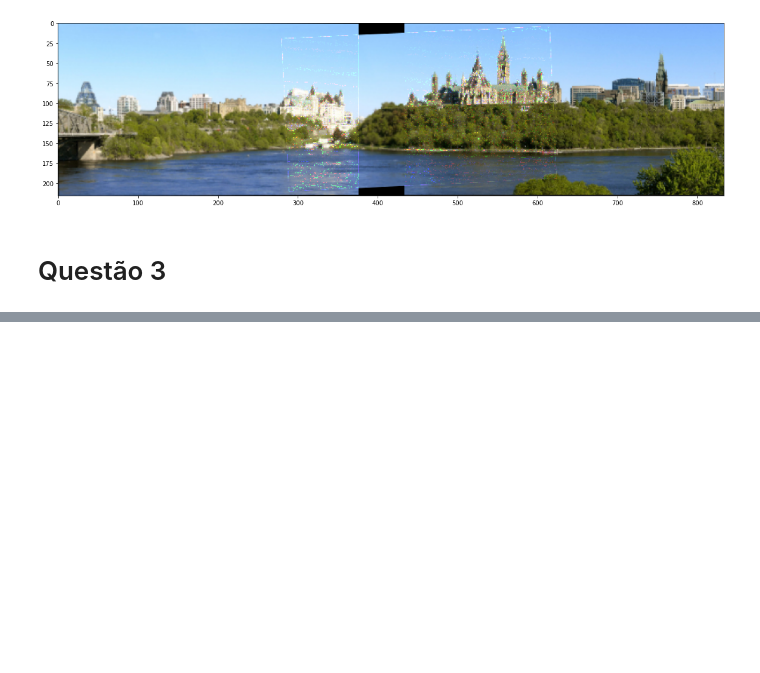
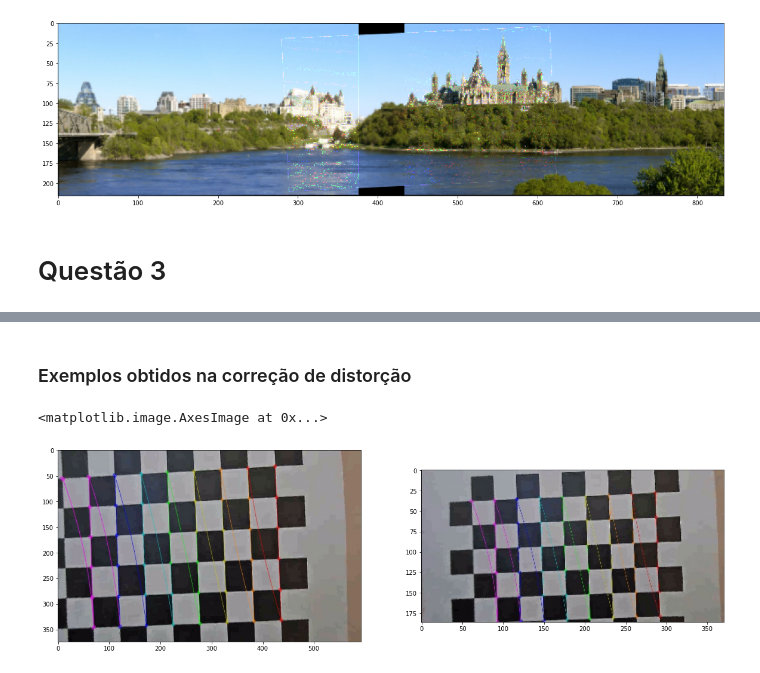
Before and after one commit to lucasmmassa/VisaoComputacional_PLE, a Jupyter notebook: lista3/Lista-3.ipynb, the cells around one changed output, grey strips where cells are left out. Cells and saved outputs as stored; diff of their text form; code cells hidden in the pictures; blank space fills up the shorter version.

```diff
--- a/lista3/Lista-3.ipynb
+++ b/lista3/Lista-3.ipynb
@@ -299,0 +269,15 @@ plt.imshow(res)
+# %% [markdown]
+### Exemplos obtidos na correção de distorção
+# %%
+correction1 = cv2.imread('./frames_sem_distorcao/3.jpg')
+correction2 = cv2.imread('./frames_sem_distorcao/7.jpg')
+
+correction1 = cv2.cvtColor(correction1,cv2.COLOR_BGR2RGB)
+correction2 = cv2.cvtColor(correction2,cv2.COLOR_BGR2RGB)
+# %%
+f, axarr = plt.subplots(1,2, figsize=(20,20))
+axarr[0].imshow(correction1)
+axarr[1].imshow(correction2)
+# %% [output]
+<matplotlib.image.AxesImage at 0x...>
+[figure, added]
```
Also changed, not shown: parts of 5 cells of this notebook.
